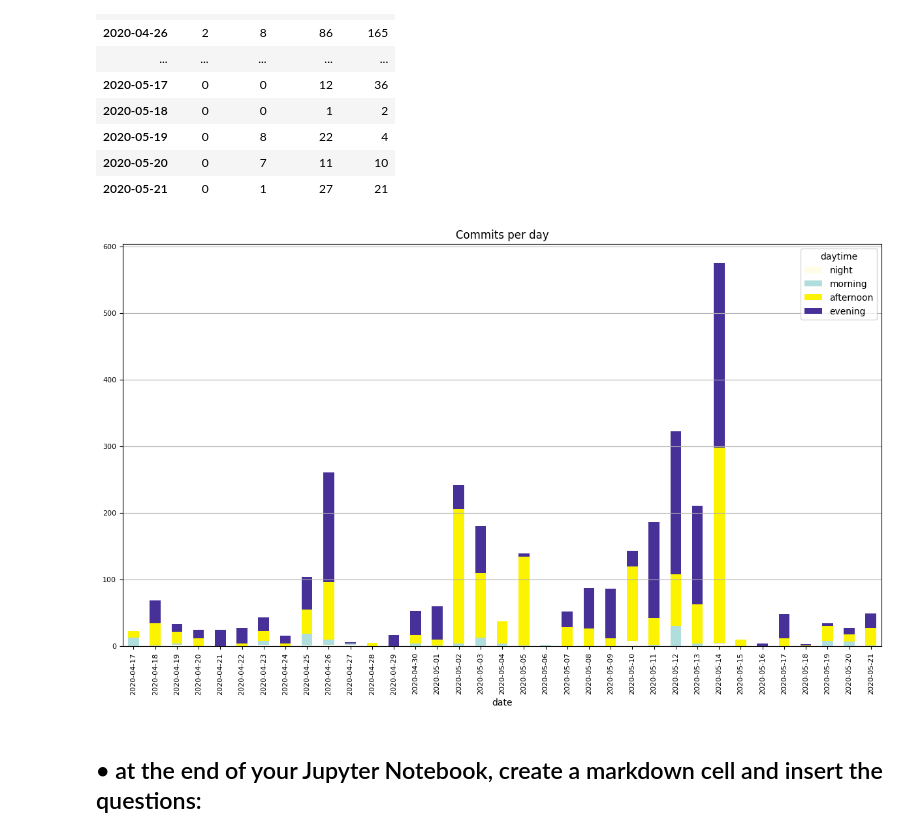
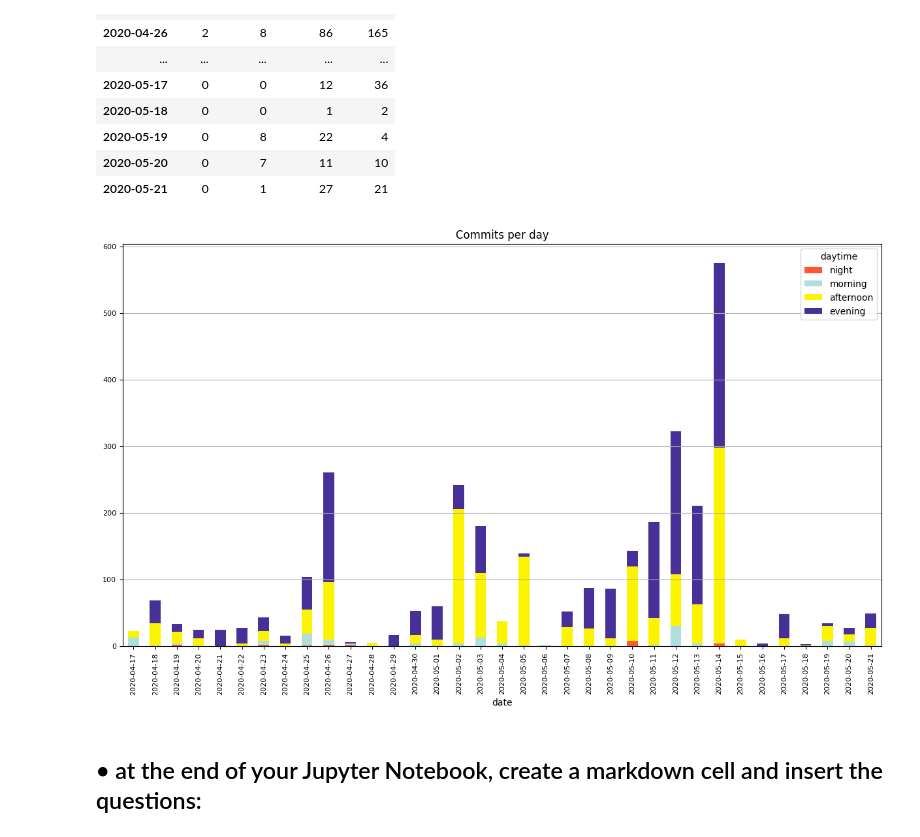
Before and after one commit to OlesiaKniazeva/Piscine-Python-DS, a Jupyter notebook: day07/ex02/02_bar_chart.ipynb, the cells around one changed output. Drawn from its saved outputs; the diff is of its cells as text; code cells hidden in the pictures.

```diff
--- a/day07/ex02/02_bar_chart.ipynb
+++ b/day07/ex02/02_bar_chart.ipynb
@@ -45,9 +58,9 @@ data
 | 2020-05-20 | 0 | 7 | 11 | 10 |
 | 2020-05-21 | 0 | 1 | 27 | 21 |
 # %%
-pl = data.plot(kind='bar', rot=90, fontsize=8, figsize=(15,8), title='Commits per day', stacked=True, color=['#FFFCE8', '#AFDEDC', '#FCF300', '#473198']).grid(axis='y')
+pl = data.plot(kind='bar', rot=90, fontsize=8, figsize=(15,8), title='Commits per day', stacked=True, color=['#FF5733', '#AFDEDC', '#FCF300', '#473198']).grid(axis='y')
 # %% [output]
-[figure, old version]
+[figure, new version]
 # %%
 con.close()
 # %% [markdown]
```
Also changed, not shown: parts of 1 cell of this notebook, 10 other files.
